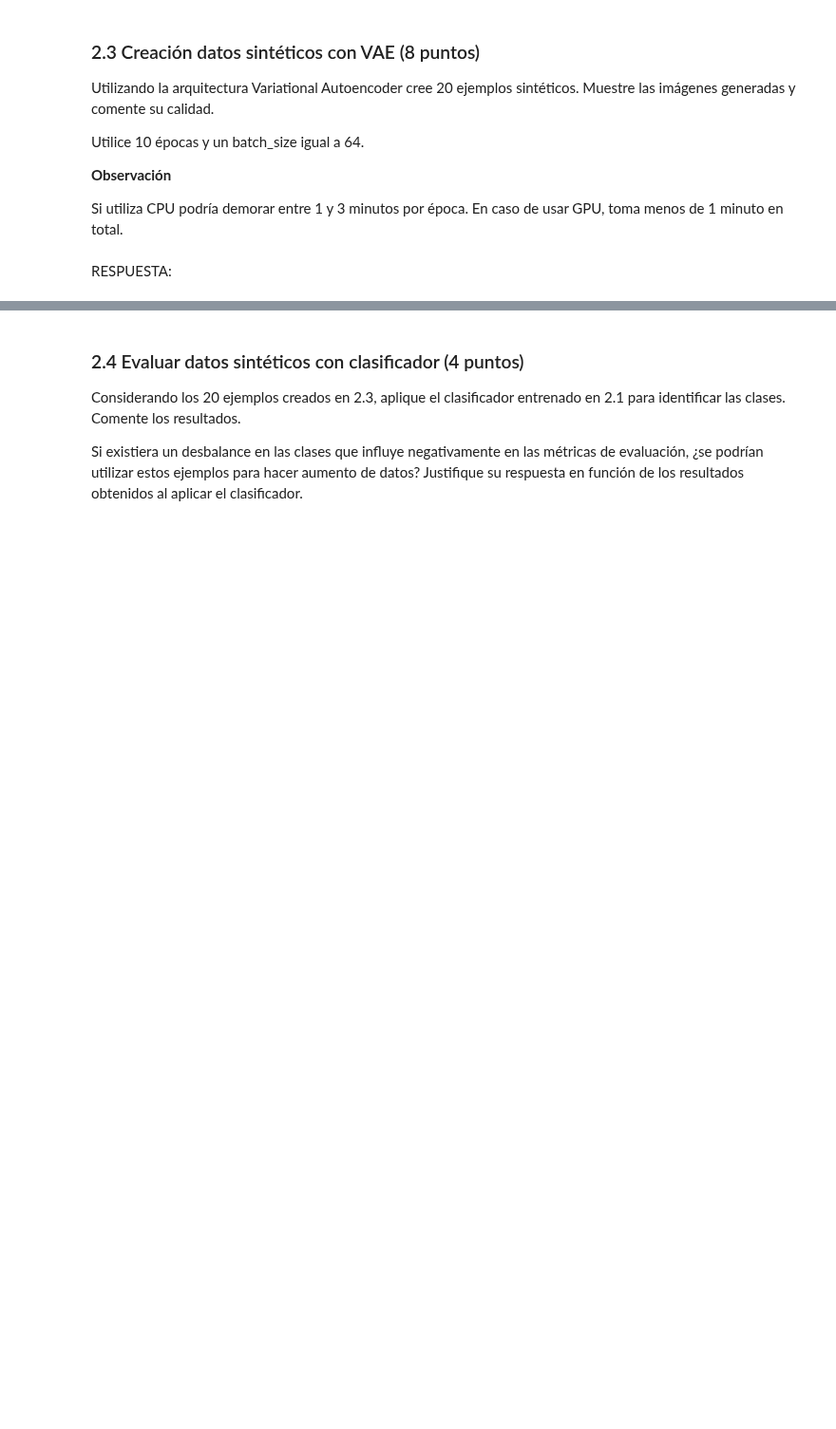
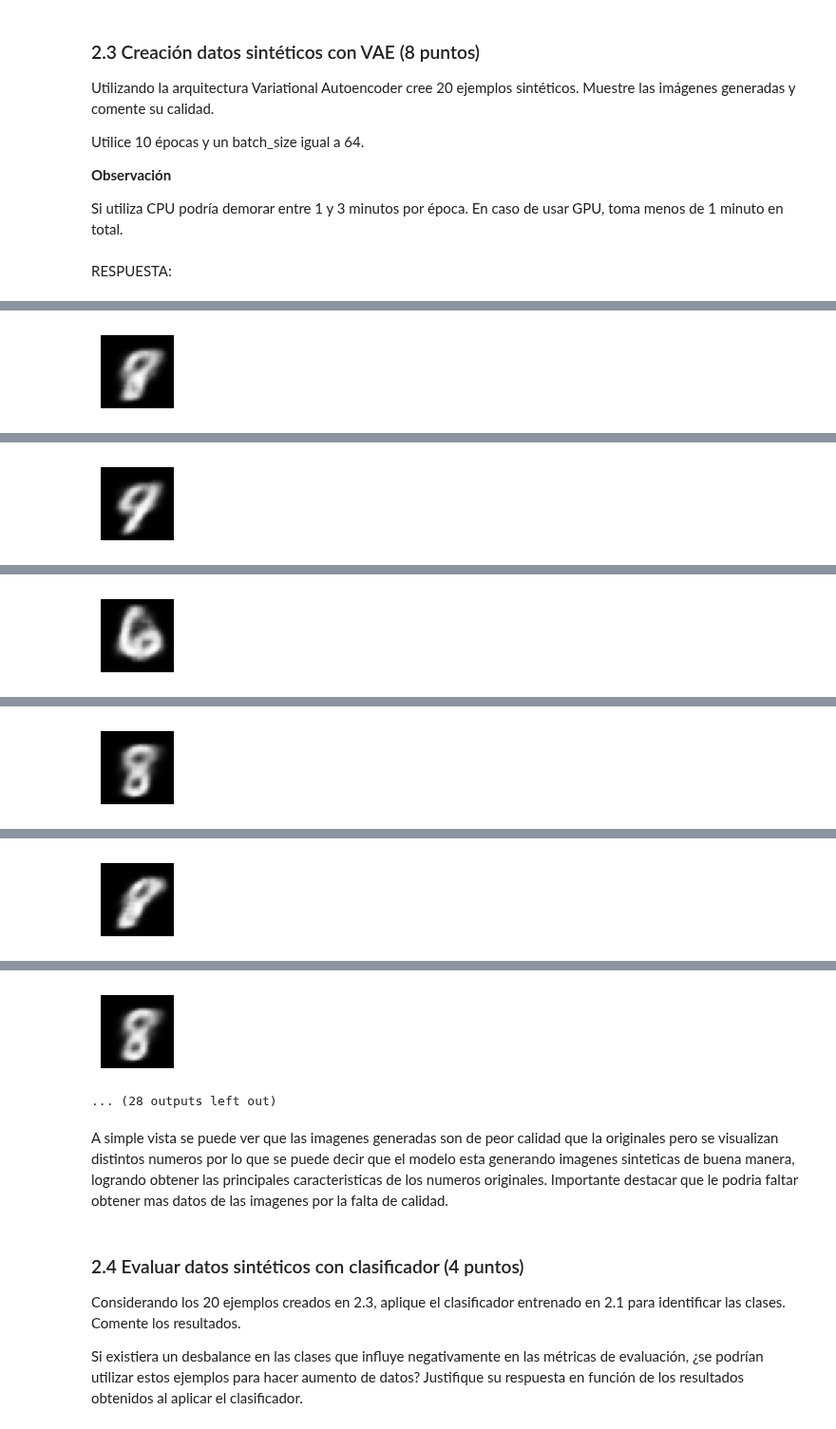
Before and after one commit to franco-anfossi/IIC2433, a Jupyter notebook: Tarea 4/Tarea 4 - Minería de datos.ipynb, the cells around one changed output, grey strips where cells are left out. Shown at 95% size. Cells and saved outputs as stored; diff of their text form; code cells hidden in the pictures; blank space fills up the shorter version.

```diff
--- a/Tarea 4/Tarea 4 - Minería de datos.ipynb
+++ b/Tarea 4/Tarea 4 - Minería de datos.ipynb
@@ -281,0 +343,9 @@ RESPUESTA:
+# %%
+latent_inputs = keras.Input(shape=(latent_dim,))
+x = layers.Dense(7 * 7 * 16, activation="relu")(latent_inputs)
+x = layers.Reshape((7, 7, 16))(x)
+x = layers.Conv2DTranspose(32, 3, activation="relu", strides=2, padding="same")(x)
+x = layers.Conv2DTranspose(64, 3, activation="relu", strides=2, padding="same")(x)
+decoder_outputs = layers.Conv2DTranspose(1, 3, activation="sigmoid", padding="same")(x)
+decoder = keras.Model(latent_inputs, decoder_outputs, name="decoder")
+decoder.summary()
@@ -281,0 +417,7 @@ RESPUESTA:
+# %%
+mnist_digits = np.concatenate([x_train, x_test], axis=0)
+mnist_digits = np.expand_dims(mnist_digits, -1).astype("float32")
+
+vae = VAE(encoder, decoder)
+vae.compile(optimizer=keras.optimizers.Adam())
+history = vae.fit(mnist_digits, epochs=10, batch_size=64)
@@ -281,0 +445,24 @@ RESPUESTA:
+# %%
+digit_size = 28
+scale = 1.0
+
+def generate_image(scale, digit_size):
+    x_ = random.uniform(-scale, scale) # sampling de Uniforme[-1,+1]
+    y_ = random.uniform(-scale, scale) # sampling de Uniforme[-1,+1]
+    z_sample = np.array([[x_, y_]])
+    x_decoded = vae.decoder.predict(z_sample) # pasamos por el decoder
+    digit = x_decoded[0].reshape(digit_size, digit_size) # le hacemos un reshape al formato de la imagen (28x28)
+    return digit
+
+def plot_image(digit):
+    plt.figure(figsize=(1,1))
+    plt.axis('off')
+    plt.imshow(digit, cmap="Greys_r")
+    plt.show()
+# %%
+generated_images = []
+for i in range(20):
+    digit = generate_image(scale, digit_size)
+    generated_images.append(digit)
+    plot_image(digit)
+# %% [output]
@@ -281,0 +470 @@ RESPUESTA:
+[figure, added]
@@ -281,0 +472 @@ RESPUESTA:
+[figure, added]
@@ -281,0 +474 @@ RESPUESTA:
+[figure, added]
@@ -281,0 +476 @@ RESPUESTA:
+[figure, added]
@@ -281,0 +478 @@ RESPUESTA:
+[figure, added]
@@ -282,3 +480,7 @@ RESPUESTA:
+[figure, added]
+... (28 outputs left out)
+# %% [markdown]
+A simple vista se puede ver que las imagenes generadas son de peor calidad que la originales pero se visualizan distintos numeros por lo que se puede decir que el modelo esta generando imagenes sinteticas de buena manera, logrando obtener las principales caracteristicas de los numeros originales. Importante destacar que le podria faltar obtener mas datos de las imagenes por la falta de calidad.
 # %% [markdown]
 ### 2.4 Evaluar datos sintéticos con clasificador (4 puntos)
 
```
Also changed, not shown: parts of 37 cells of this notebook.
